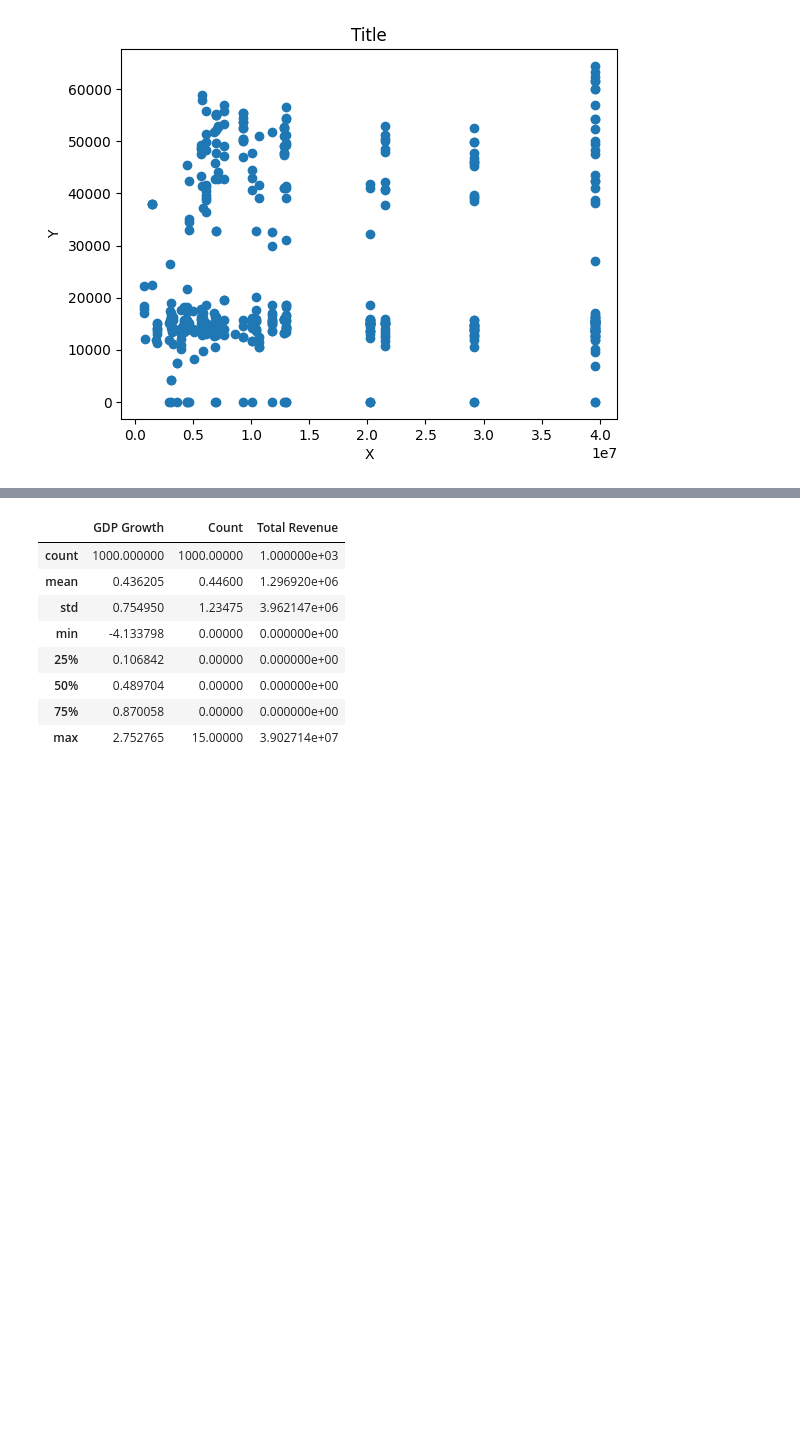
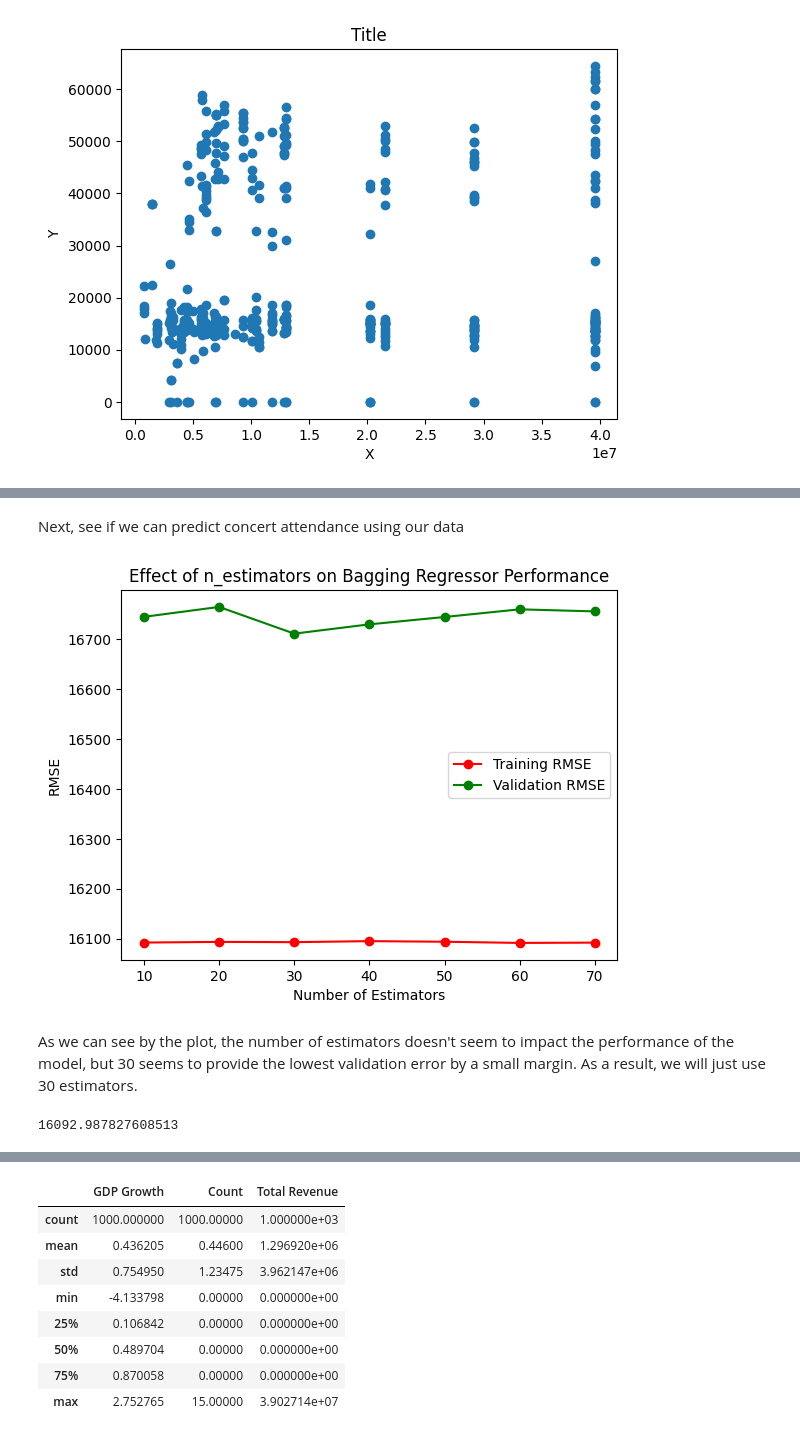
Before and after one commit to ModelingLocalEconomies/trends, a Jupyter notebook: prediction.ipynb, the cells around one changed output, grey strips where cells are left out. Saved outputs shown, nothing was run; the diff lists cells and outputs as text; code cells hidden in the pictures; blank space fills up the shorter version.

Commit message:
hyper parameter validation and extra analysis added

```diff
--- a/prediction.ipynb
+++ b/prediction.ipynb
@@ -336,7 +338,7 @@ Name: Revenue (Avg.), dtype: float64
 # %%
 populations = pd.read_csv("Data/state_populations.csv")
 # %%
-test_with_populations = test_df.merge(populations)
+test_with_populations = concerts_with_trends.merge(populations)
 test_with_populations
 # %% [output]
 |  | Tour | Artist | Date | City | State | Attendance (Avg.) | Revenue (Avg.) | Quarter | Count | ... |
@@ -496,0 +373,2 @@ Root Mean Squared Error: 1.9904247771868686
+# %% [markdown]
+Next, see if we can predict concert attendance using our data
@@ -496,0 +386,53 @@ Root Mean Squared Error: 1.9904247771868686
+# %%
+def tune_hyper_params(X_train, y_train, X_val, y_val, models, hyper_param_values, title='Title', x_label='X', extra_hyper_params=None):
+    train_errors = []
+    val_errors = []
+
+    for i, model in enumerate(models):
+        if extra_hyper_params:
+            model.fit(X_train, y_train, **extra_hyper_params[i])
+        else:
+            model.fit(X_train, y_train)
+
+        # evaluate on the training set
+        train_pred = model.predict(X_train)
+        train_rmse = mean_squared_error(y_train, train_pred, squared=False)
+        train_errors.append(train_rmse)
+
+        # evaluate on the validation set
+        val_pred = model.predict(X_val)
+        val_rmse = mean_squared_error(y_val, val_pred, squared=False)
+        val_errors.append(val_rmse)
+
+    # Plotting the results
+    plt.figure()
+    plt.plot(hyper_param_values, train_errors, 'o-', color="r", label="Training RMSE")
+    plt.plot(hyper_param_values, val_errors, 'o-', color="g", label="Validation RMSE")
+    plt.title(title)
+    plt.xlabel(x_label)
+    plt.ylabel("RMSE")
+    plt.legend()
+    plt.show()
+# %%
+from sklearn.ensemble import BaggingRegressor
+
+# find which n_estimators to use through validation data
+
+n_estimators_range = list(range(10, 71, 10))
+models = [BaggingRegressor(LinearRegression(), n_estimators=n, random_state=SEED) for n in n_estimators_range]
+
+title = 'Effect of n_estimators on Bagging Regressor Performance'
+x_label = 'Number of Estimators'
+tune_hyper_params(X_train, y_train, X_val, y_val, models, n_estimators_range, title, x_label)
+# %% [output]
+[figure, added]
+# %% [markdown]
+As we can see by the plot, the number of estimators doesn't seem to impact the performance of the model, but 30 seems to provide the lowest validation error by a small margin. As a result, we will just use 30 estimators.
+# %%
+bagged_lin_reg = BaggingRegressor(LinearRegression(), n_estimators=30, random_state=SEED)
+bagged_lin_reg.fit(X_train, y_train)
+
+# output training error
+mean_squared_error(bagged_lin_reg.predict(X_train), y_train) ** 0.5
+# %% [output]
+16092.987827608513
```
Also changed, not shown: parts of 64 cells of this notebook.
